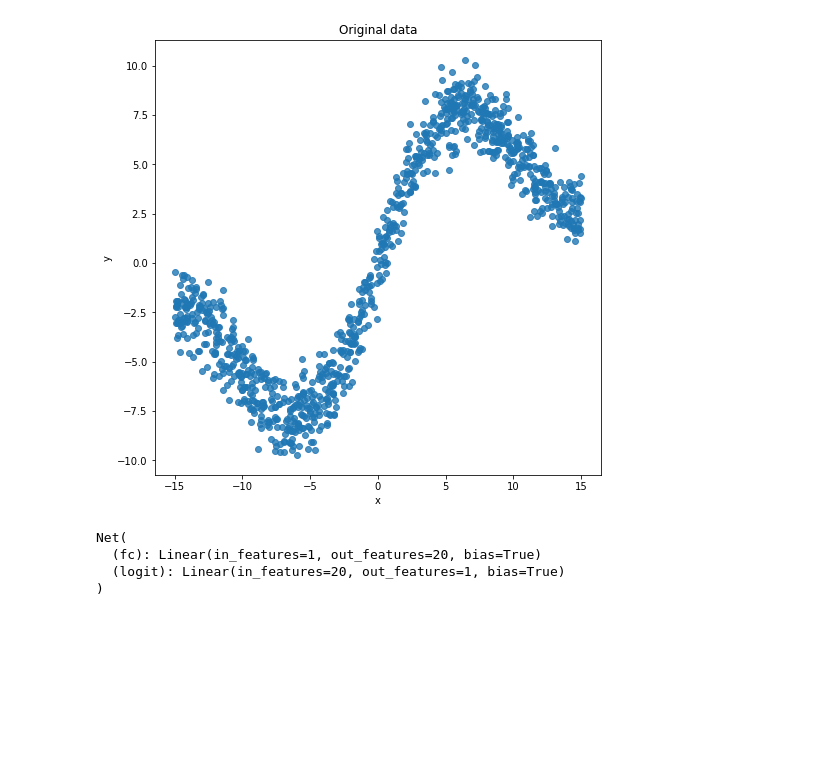
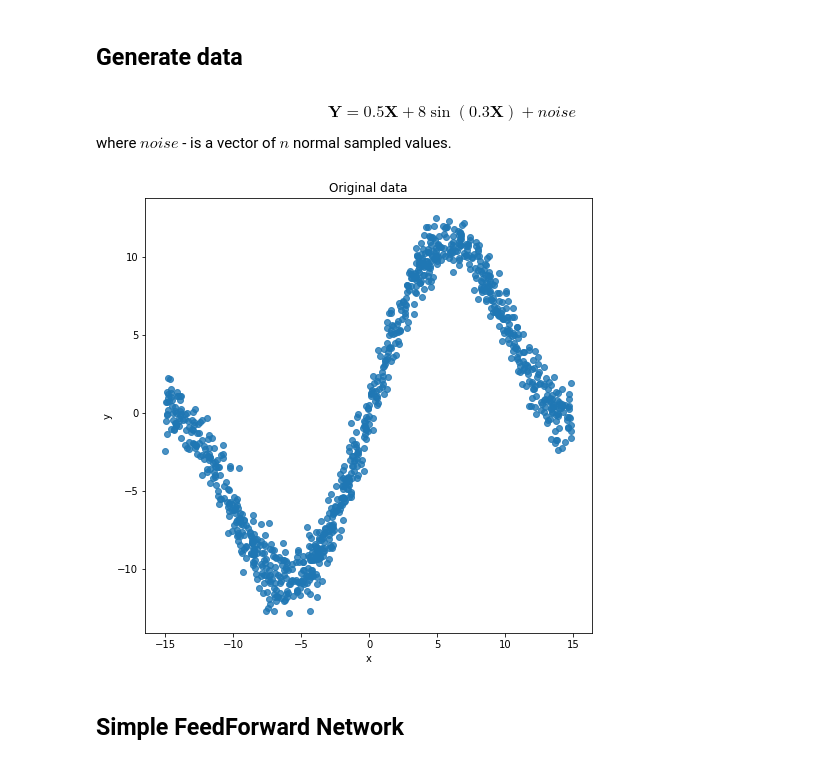
Before and after one commit to moonl1ght/MDN, a Jupyter notebook: MDN.ipynb, the cells around one changed output. Saved outputs shown, nothing was run; the diff lists cells and outputs as text; code cells hidden in the pictures; blank space fills up the shorter version.

```diff
--- a/MDN.ipynb
+++ b/MDN.ipynb
@@ -21,26 +21,31 @@ def fetch_batch(x, y, batch_index, batch_size):
         return x_batch, y_batch
     else:
         return x_batch
+# %% [markdown]
+<h2>Generate data</h2>
+# %% [markdown]
+$$\mathbf{Y} = 0.5\mathbf{X} + 8\sin(0.3\mathbf{X}) + noise$$
+where $noise$ - is a vector of $n$ normal sampled values.
 # %%
 N = 3000
 IN_DIM = 1
 OUT_DIM = IN_DIM
 x = np.random.uniform(-15., 15., (IN_DIM, N)).T.astype(np.float32)
-# noise = np.random.uniform(-1, 1, (N, IN_DIM)).astype(np.float32)
 noise = np.random.normal(size=(N, 1)).astype(np.float32)
-y = 0.5*x+ 5.*np.sin(0.3*x) + noise
+y = 0.5*x+ 8.*np.sin(0.3*x) + noise
 x_train, x_test, y_train, y_test = train_test_split(x, y)
 
 plt.figure(figsize=(8, 8))
 plt.title('Original data')
 ax = sns.regplot(x[:1000], y[:1000], fit_reg=False)
 ax.set(xlabel='x', ylabel='y')
 plt.show()
 # %% [output]
-[figure, old version]
+[figure, new version]
+# %% [markdown]
+<h2>Simple FeedForward Network</h2>
 # %%
 class Net(nn.Module):
-
     def __init__(self, input_dim=IN_DIM, out_dim=OUT_DIM, layer_size=20):
         super(Net, self).__init__()
         self.fc = nn.Linear(input_dim, layer_size)
@@ -50,12 +55,4 @@ class Net(nn.Module):
         x = F.sigmoid(self.fc(x))
         x = self.logit(x)
         return x
-
-net = Net()
-print(net)
-# %% [output]
-Net(
-  (fc): Linear(in_features=1, out_features=20, bias=True)
-  (logit): Linear(in_features=20, out_features=1, bias=True)
-)
 # %%
```
Also changed, not shown: parts of 42 cells of this notebook.
